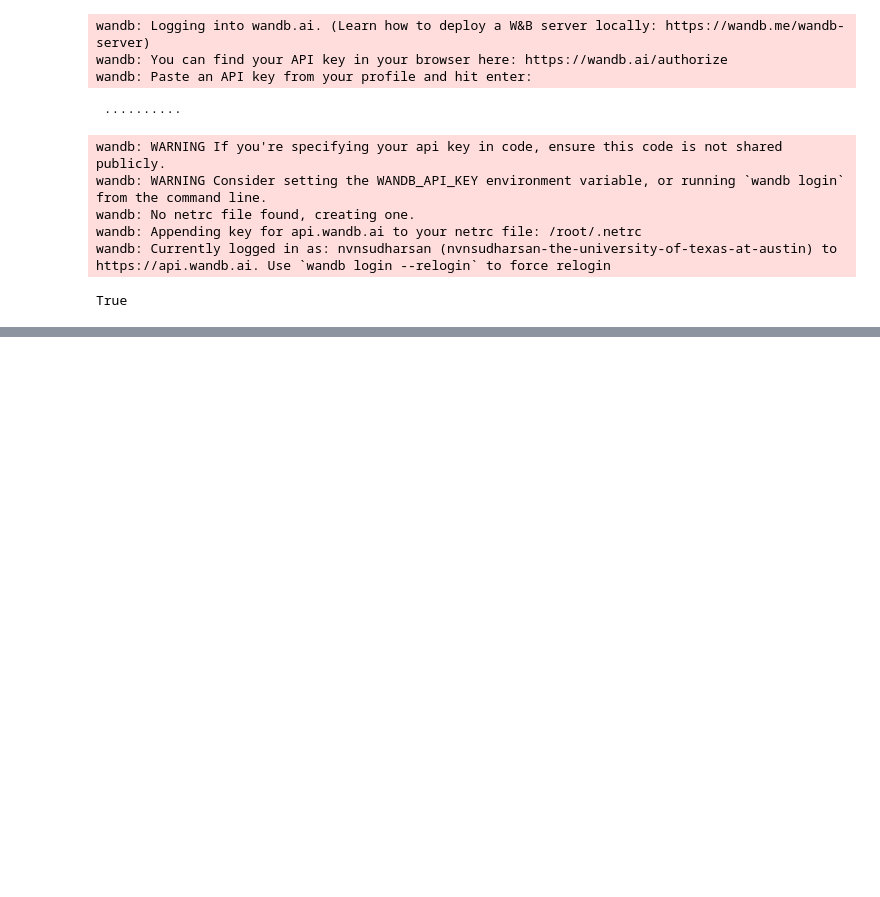
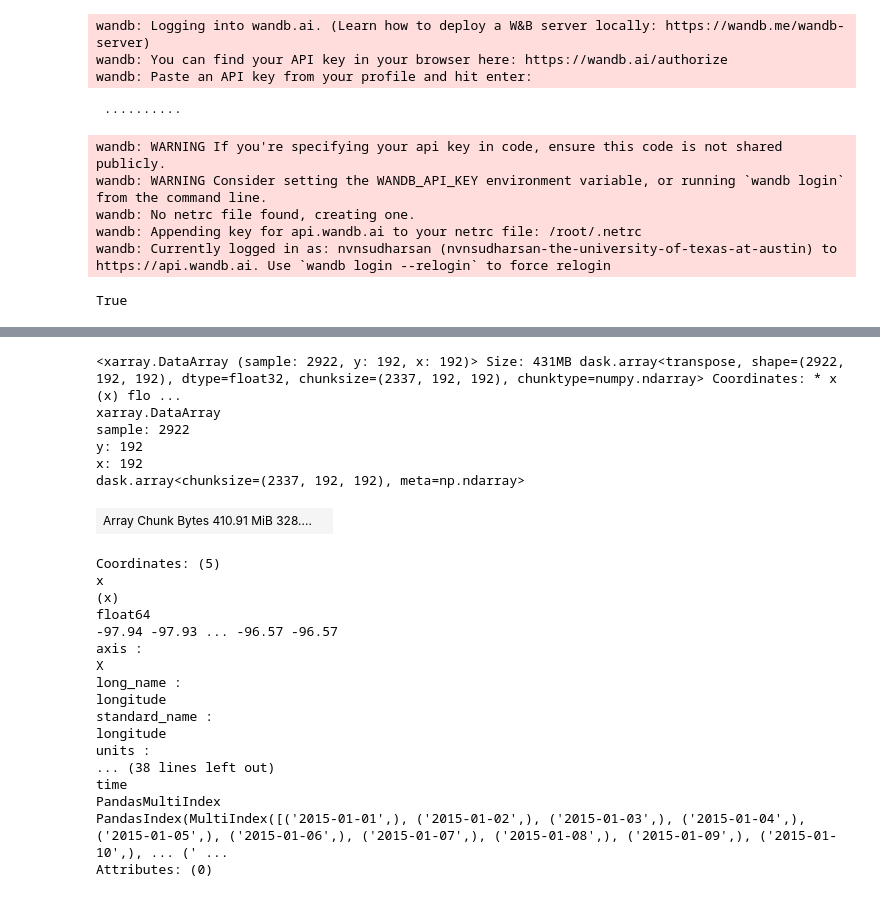
Before and after one commit to nvnsudharsan/era5_to_prism, a Jupyter notebook: era5_to_prism.ipynb, the cells around one changed output, grey strips where cells are left out. Saved outputs shown, nothing was run; the diff lists cells and outputs as text; code cells hidden in the pictures; blank space fills up the shorter version.

```diff
--- a/era5_to_prism.ipynb
+++ b/era5_to_prism.ipynb
@@ -377,0 +266,53 @@ array([[[ 0.    ,  0.    ,  0.    , ...,  0.    ,  0.    ,  0.    ],
+# %%
+import xarray as xr
+import numpy as np
+import os
+import torch
+import wandb
+from xdownscale import Downscaler  # make sure `Downscaler` is correctly imported from your package
+
+# ---------- CONFIGURATION ----------
+model_list = [
+    "srcnn", "fsrcnn", "lapsr", "carnm", "falsra", "falsrb", "ssresnet",
+    "carn", "oisrrk2", "mdsr", "san", "rcan", "unet", "dlgsanet", "dpmn",
+    "safmn", "dpt", "distgssr", "swin"
+]
+
+data_dir = '/content/drive/MyDrive/era5_downscaled'
+output_dir = os.path.join(data_dir, 'model_weights')
+os.makedirs(output_dir, exist_ok=True)
+
+# ---------- HELPER: STACK TIME TO SAMPLE ----------
+def preprocess_time_as_batch(da):
+    return da.stack(sample=("time",)).transpose("sample", "y", "x")
+
+# ---------- STACK FOR TRAINING ----------
+input_stack = preprocess_time_as_batch(input_da)
+target_stack = preprocess_time_as_batch(target_da)
+# %%
+input_stack
+# %% [output]
+<xarray.DataArray (sample: 2922, y: 192, x: 192)> Size: 431MB dask.array<transpose, shape=(2922, 192, 192), dtype=float32, chunksize=(2337, 192, 192), chunktype=numpy.ndarray> Coordinates: * x (x) flo ...
+xarray.DataArray
+sample: 2922
+y: 192
+x: 192
+dask.array<chunksize=(2337, 192, 192), meta=np.ndarray>
+| Array Chunk Bytes 410.91 MiB 328.... |  |
+Coordinates: (5)
+x
+(x)
+float64
+-97.94 -97.93 ... -96.57 -96.57
+axis :
+X
+long_name :
+longitude
+standard_name :
+longitude
+units :
+... (38 lines left out)
+time
+PandasMultiIndex
+PandasIndex(MultiIndex([('2015-01-01',), ('2015-01-02',), ('2015-01-03',), ('2015-01-04',), ('2015-01-05',), ('2015-01-06',), ('2015-01-07',), ('2015-01-08',), ('2015-01-09',), ('2015-01-10',), ... (' ...
+Attributes: (0)
```
Also changed, not shown: parts of 13 cells of this notebook.
